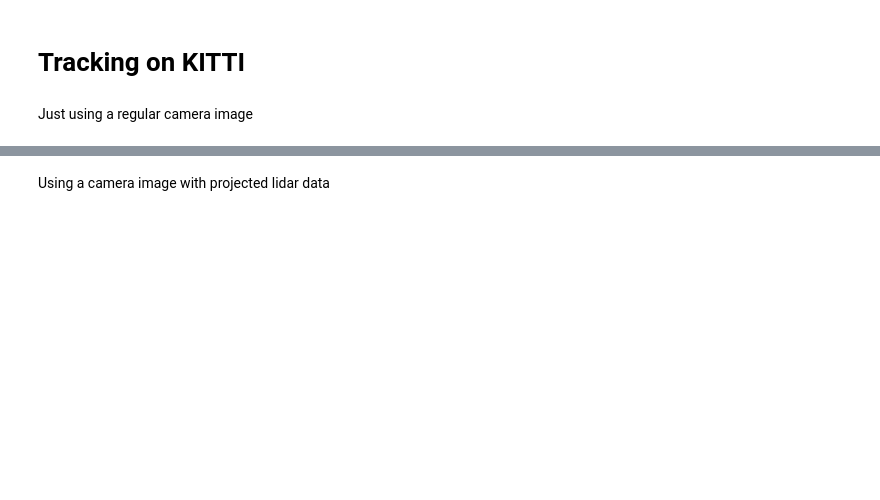
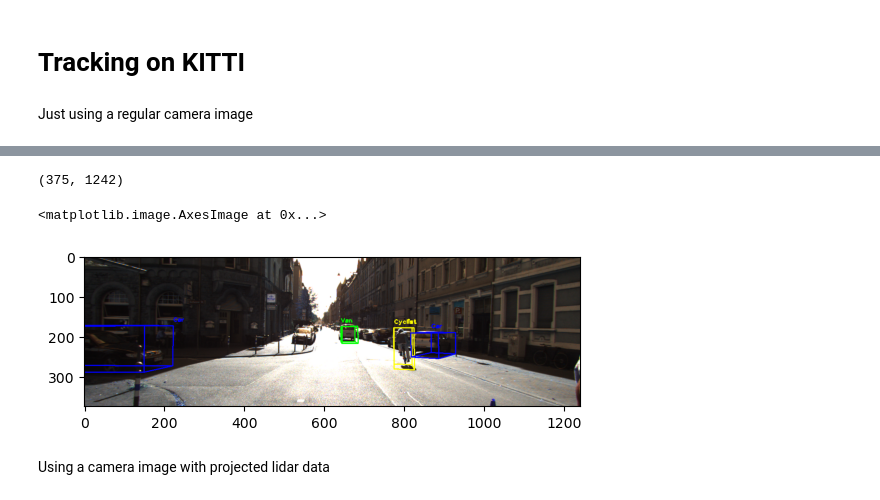
Before and after one commit to AGH-CEAI/automotive-tracking, a Jupyter notebook: examples/detect_and_track_YOLO.ipynb, the cells around one changed output, grey strips where cells are left out. Cells and saved outputs as stored; diff of their text form; code cells hidden in the pictures; blank space fills up the shorter version.

```diff
--- a/examples/detect_and_track_YOLO.ipynb
+++ b/examples/detect_and_track_YOLO.ipynb
@@ -212,3 +220,12 @@ Speed: 3.6ms preprocess, 4.3ms inference, 11.9ms postprocess per image at shape
+# %%
+image[:,:,0].shape
+# %% [output]
+(375, 1242)
+# %%
+plt.imshow(image)
+# %% [output]
+<matplotlib.image.AxesImage at 0x...>
+[figure, added]
 # %%
 # results "cheat sheet":
 # # Process results list
```
Also changed, not shown: parts of 53 cells of this notebook, 1 other file.
